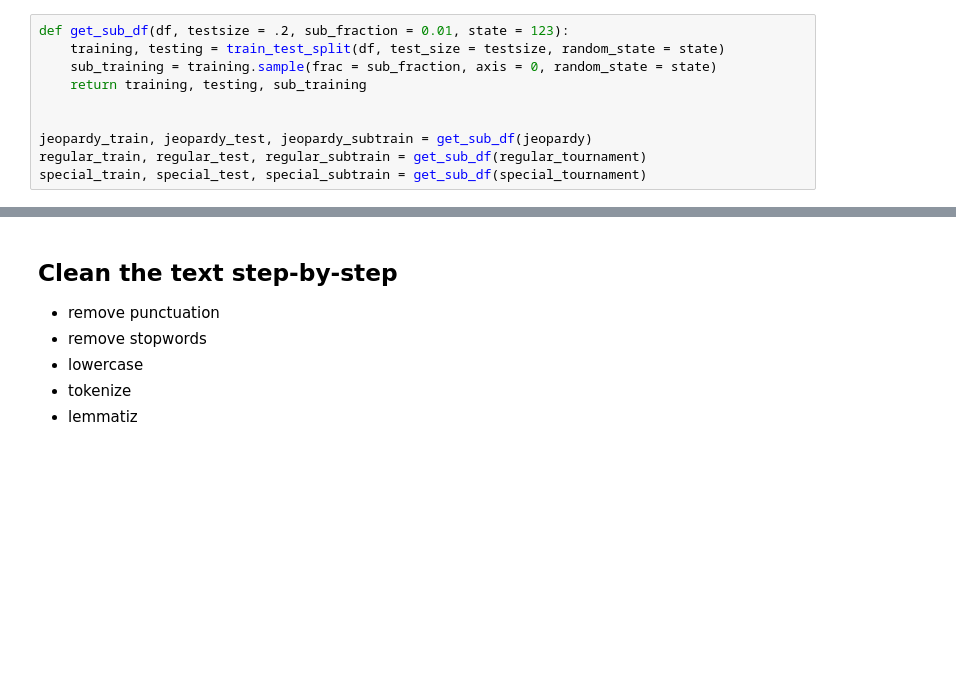
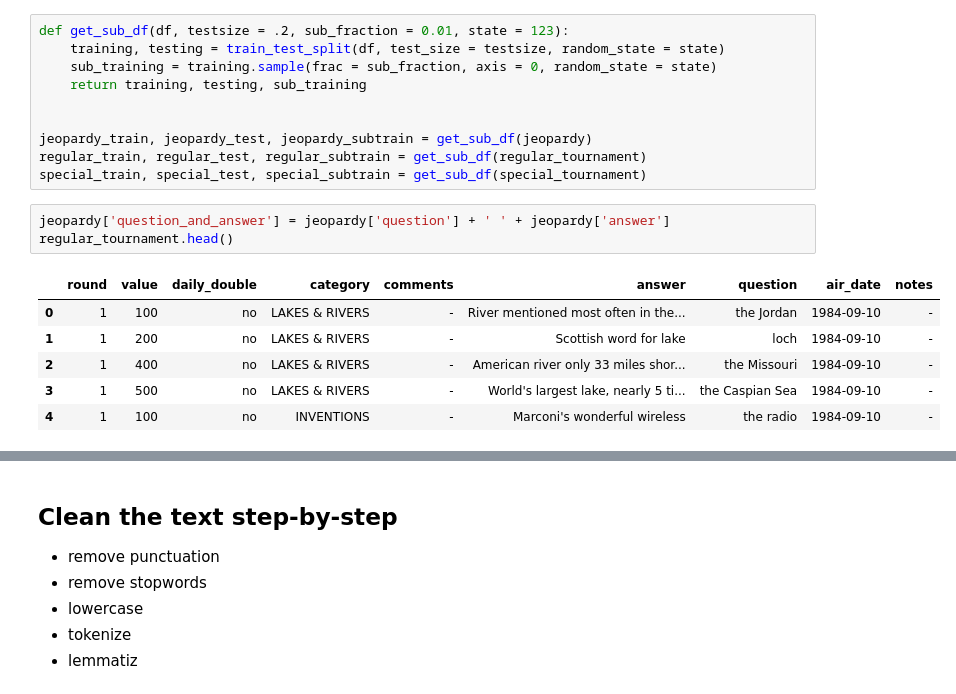
Before and after one commit to JCurley10/Jeopardy_nlp, a Jupyter notebook: notebooks/1.0-data-exploration.ipynb, the cells around one changed output, grey strips where cells are left out. Cells and saved outputs as stored; diff of their text form; blank space fills up the shorter version.

```diff
--- a/notebooks/1.0-data-exploration.ipynb
+++ b/notebooks/1.0-data-exploration.ipynb
@@ -30,3 +30,13 @@ def get_sub_df(df, testsize = .2, sub_fraction = 0.01, state = 123):
 jeopardy_train, jeopardy_test, jeopardy_subtrain = get_sub_df(jeopardy)
 regular_train, regular_test, regular_subtrain = get_sub_df(regular_tournament)
 special_train, special_test, special_subtrain = get_sub_df(special_tournament)
+# %%
+jeopardy['question_and_answer'] = jeopardy['question'] + ' ' + jeopardy['answer']
+regular_tournament.head()
+# %% [output]
+|  | round | value | daily_double | category | comments | answer | question | air_date | notes |
+| 0 | 1 | 100 | no | LAKES & RIVERS | - | River mentioned most often in the... | the Jordan | 1984-09-10 | - |
+| 1 | 1 | 200 | no | LAKES & RIVERS | - | Scottish word for lake | loch | 1984-09-10 | - |
+| 2 | 1 | 400 | no | LAKES & RIVERS | - | American river only 33 miles shor... | the Missouri | 1984-09-10 | - |
+| 3 | 1 | 500 | no | LAKES & RIVERS | - | World's largest lake, nearly 5 ti... | the Caspian Sea | 1984-09-10 | - |
+| 4 | 1 | 100 | no | INVENTIONS | - | Marconi's wonderful wireless | the radio | 1984-09-10 | - |
```
Also changed, not shown: parts of 8 cells of this notebook, 3 other files.
